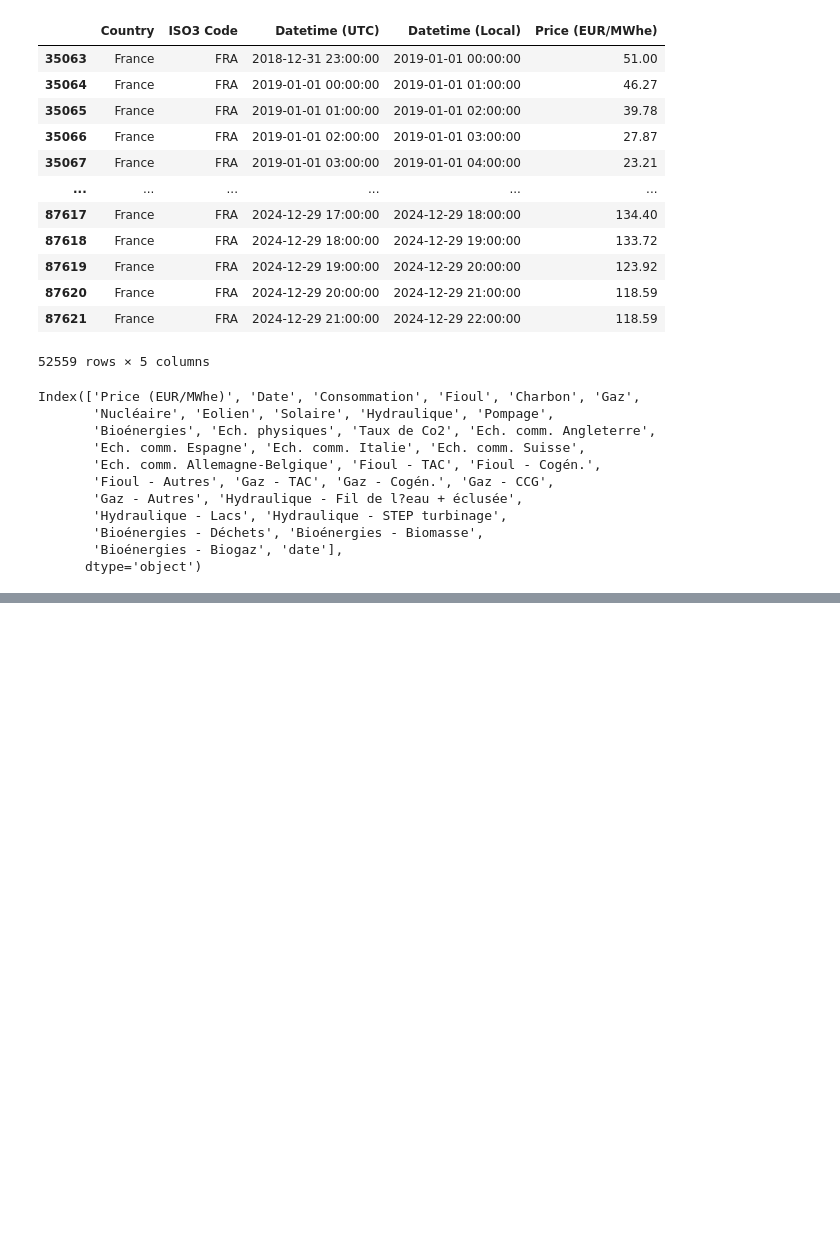
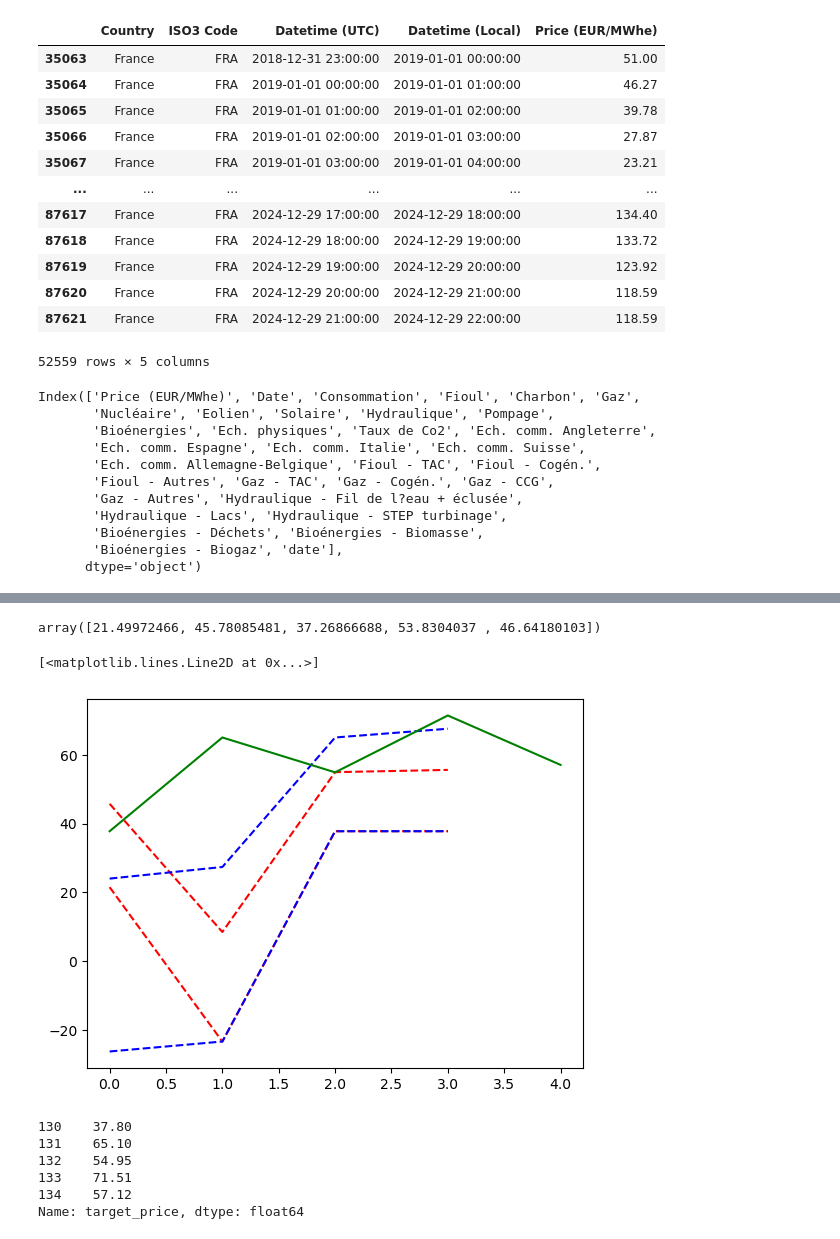
Before and after one commit to tpaquier/Dynamical_system, a Jupyter notebook: second_try.ipynb, the cells around one changed output, grey strips where cells are left out. Cells and saved outputs as stored; diff of their text form; code cells hidden in the pictures; blank space fills up the shorter version.

```diff
--- a/second_try.ipynb
+++ b/second_try.ipynb
@@ -255,0 +265,44 @@ DatetimeIndex(['2019-01-13 23:00:00'], dtype='datetime64[ns]', freq=None)
+# %%
+get_windows = make_training_windows_week('2019-01-29')
+# %%
+reg_05_dict = {}
+reg_95_dict = {}
+# %%
+count = 0
+for i in get_windows.columns:
+    list_train = get_windows[i]
+    training_set_part = training_data[training_data['date'].isin(list_train)]
+    reg_05_dict[f'reg_{count}'] = QuantileRegressor(quantile=0.05).fit(X=training_set_part.drop(['target_price','date','date_wo_h'],axis=1),
+                                                                  y=training_set_part['target_price'])
+    reg_95_dict[f'reg_{count}'] = QuantileRegressor(quantile=0.95).fit(X=training_set_part.drop(['target_price','date','date_wo_h'],axis=1),
+                                                                  y=training_set_part['target_price'])
+    count += 1
+# %%
+reg_05_dict['reg_0'].predict(training_data[training_data['date_wo_h'] == pd.to_datetime('2019-01-29')].drop(['target_price','date','date_wo_h'],axis=1))
+# %% [output]
+array([21.49972466, 45.78085481, 37.26866688, 53.8304037 , 46.64180103])
+# %%
+predictions_05 = np.zeros((0,5))
+predictions_95 = np.zeros((0,5))
+for i in range(count-1):
+    to_pred = training_data[training_data['date_wo_h'] == pd.to_datetime('2019-01-29')].drop(['target_price','date','date_wo_h'],axis=1)
+    predictions_05 = np.vstack((predictions_05,reg_05_dict[f'reg_{i}'].predict(to_pred)))
+    predictions_95 = np.vstack((predictions_95,reg_95_dict[f'reg_{i}'].predict(to_pred)))
+# %%
+test = np.array(training_data[training_data['date_wo_h'] == pd.to_datetime('2019-01-29')]['target_price'])
+for i in range(2):
+    plt.plot(predictions_05[:,i],'r--')
+    plt.plot(predictions_95[:,i],'b--')
+plt.plot(test,'g-')
+# %% [output]
+[<matplotlib.lines.Line2D at 0x...>]
+[figure, added]
+# %%
+test
+# %% [output]
+130    37.80
+131    65.10
+132    54.95
+133    71.51
+134    57.12
+Name: target_price, dtype: float64
```
Also changed, not shown: parts of 4 cells of this notebook.
